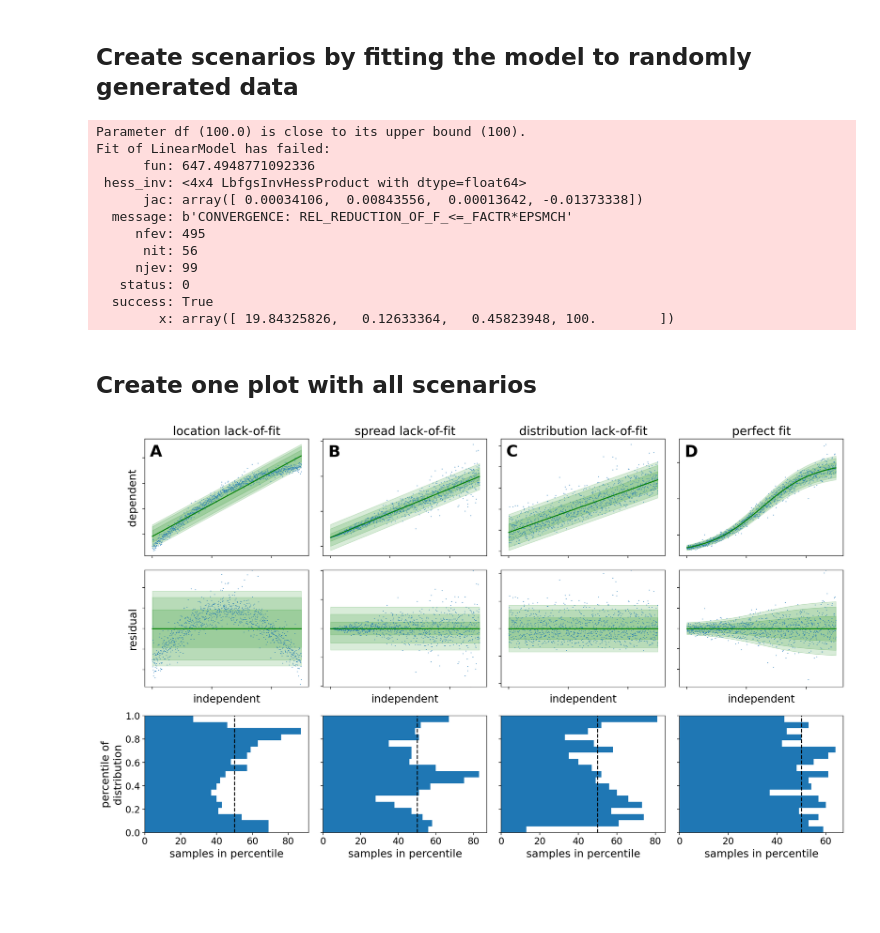
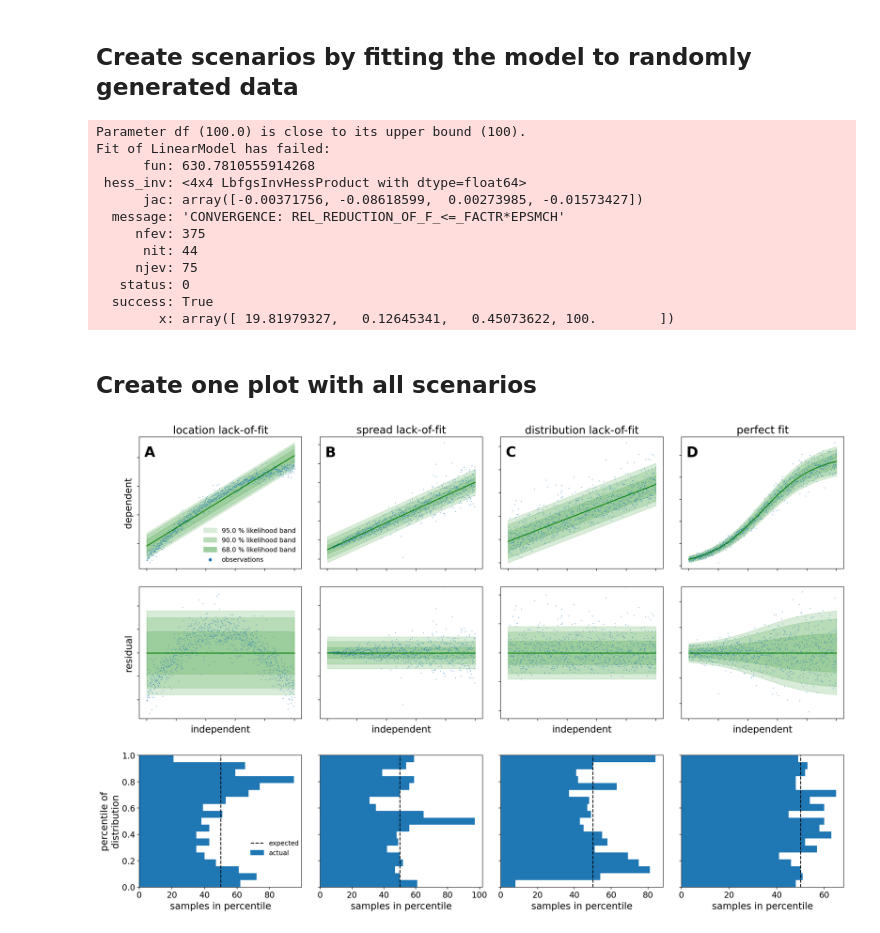
Before and after one commit to JuBiotech/calibr8-paper, a Jupyter notebook: data_and_analysis/2.4 Residuals And Lack of Fit.ipynb, the cells around one changed output. Saved outputs shown, nothing was run; the diff lists cells and outputs as text; code cells hidden in the pictures; blank space fills up the shorter version.

Commit message:
add seed and legends

```diff
--- a/data_and_analysis/2.4 Residuals And Lack of Fit.ipynb
+++ b/data_and_analysis/2.4 Residuals And Lack of Fit.ipynb
@@ -44,12 +46,13 @@ class Scenario:
 # %% [markdown]
 ## Create scenarios by fitting the model to randomly generated data
 # %%
+rng = numpy.random.RandomState(20211124)
 N = 1000
 x = numpy.linspace(0.01, 50, N)
 
 A = Scenario(
     x,
-    numpy.random.standard_t(df=8, size=N) * 0.2
+    rng.standard_t(df=8, size=N) * 0.2
     + calibr8.logistic(x, [0, 20, 30, 0.3]) * 0.7
     + 5,
     "location lack-of-fit",
@@ -58,14 +61,14 @@ A = Scenario(
 )
 B = Scenario(
     x,
-    numpy.random.standard_t(df=8, size=N) * 0.2 * x / 2 + x * 0.7 + 5,
+    rng.standard_t(df=8, size=N) * 0.2 * x / 2 + x * 0.7 + 5,
     "spread lack-of-fit",
     model=LinearModel(),
     truth=None,
 )
 C = Scenario(
     x,
-    5 + x * 0.1 + numpy.random.lognormal(mean=1, sigma=0.3, size=N),
+    5 + x * 0.1 + rng.lognormal(mean=1, sigma=0.3, size=N),
     "distribution lack-of-fit",
     model=LinearModel(),
     truth=None,
@@ -77,7 +80,7 @@ s0, s1, df = theta_spread
 mu = calibr8.asymmetric_logistic(x, theta_true)
 D = Scenario(
     x,
-    mu + (s0 + s1 * mu) * numpy.random.standard_t(df=df, size=N),
+    mu + (s0 + s1 * mu) * rng.standard_t(df=df, size=N),
     "perfect fit",
     model=LogisticModel(),
     truth=theta_true + theta_spread,
@@ -85,21 +88,21 @@ D = Scenario(
 # %% [output]
 Parameter df (100.0) is close to its upper bound (100).
 Fit of LinearModel has failed:
-      fun: 647.4948771092336
+      fun: 630.7810555914268
  hess_inv: <4x4 LbfgsInvHessProduct with dtype=float64>
-      jac: array([ 0.00034106,  0.00843556,  0.00013642, -0.01373338])
-  message: b'CONVERGENCE: REL_REDUCTION_OF_F_<=_FACTR*EPSMCH'
-     nfev: 495
-      nit: 56
-     njev: 99
+      jac: array([-0.00371756, -0.08618599,  0.00273985, -0.01573427])
+  message: 'CONVERGENCE: REL_REDUCTION_OF_F_<=_FACTR*EPSMCH'
+     nfev: 375
+      nit: 44
+     njev: 75
    status: 0
   success: True
-        x: array([ 19.84325826,   0.12633364,   0.45823948, 100.        ])
+        x: array([ 19.81979327,   0.12645341,   0.45073622, 100.        ])
 # %% [markdown]
 ## Create one plot with all scenarios
 # %%
-fheight = 10
-fwidth = 16
+fheight = 12
+fwidth = 18
 fig, axs = pyplot.subplots(dpi=160, ncols=4, nrows=3, figsize=(fwidth, fheight))
 
 S = 0.1
@@ -134,35 +137,42 @@ for c, X in enumerate([A, B, C, D]):
     )
     bins = 20
     axs[2, c].hist(
         cdf_eval,
         bins=numpy.linspace(0, 1, bins),
         density=False,
         orientation="horizontal",
     )
     axs[2, c].set_ylim(0, 1)
     if c > 0:
         axs[2, c].set_yticklabels([])
     axs[2, c].set_xlabel("samples in percentile")
-    axs[2, c].axvline(N / bins, linestyle="--", color="black")
+    axs[2, c].axvline(N / bins, linestyle="--", color="black", label="expected")
 axs[2, 0].set_ylabel("percentile of\ndistribution")
 
 fig.tight_layout()
 hspace = axs[0, 1].get_position().x0 - axs[0, 0].get_position().x1
 ytop1 = axs[0, 0].get_position().y0 - hspace * (fwidth / fheight)
 for ax in axs[1, :]:
     bb = ax.get_position()
     ax.set_position([bb.x0, ytop1 - bb.height, bb.width, bb.height])
 
 ytop2 = axs[1, 0].get_position().y0 - 2 * hspace * (fwidth / fheight)
 for ax in axs[2, :]:
     bb = ax.get_position()
     ax.set_position([bb.x0, ytop2 - bb.height, bb.width, bb.height])
 for i, ax in enumerate(axs[0, :]):
     ax.text(0.03, 0.85, "ABCD"[i], transform=ax.transAxes, size=24, weight="bold")
+#add labels in first subplot column
+axs[0,0].scatter([], [], s=20, color="C0", label="observations")
+axs[1,0].scatter([], [], s=20, color="C0", label="residuals")
+axs[2,0].fill_between([],[], color="C0", label="actual")
+
+axs[0,0].legend(loc="lower right")
+axs[2,0].legend(bbox_to_anchor=(0.65, 0.4))
 plotting.savefig(fig, "2.4 theory_residualplots")
 pyplot.show()
 # %% [output]
-[figure, old version]
+[figure, new version]
 # %%
 %load_ext watermark
 %watermark
```
Also changed, not shown: parts of 2 cells of this notebook.
